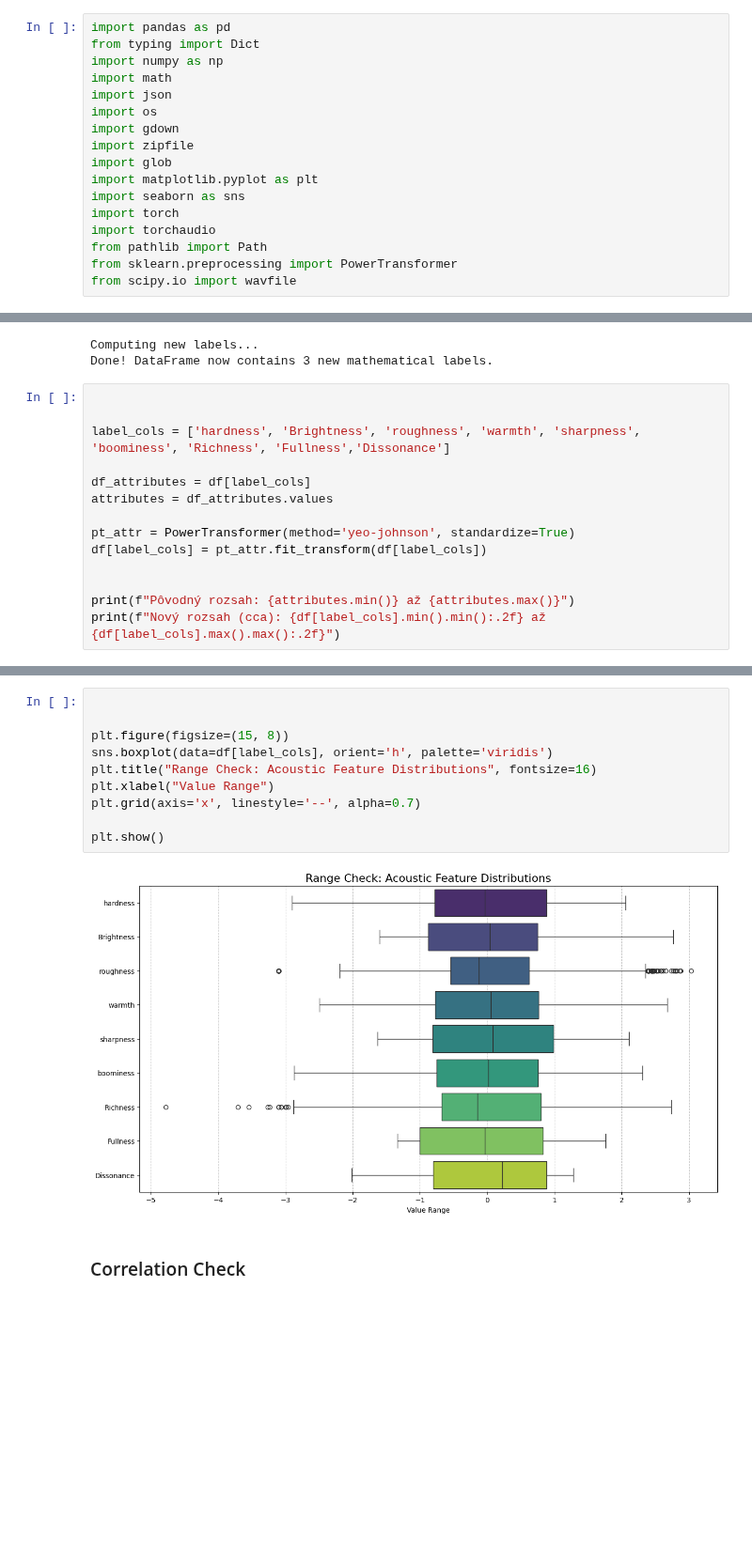
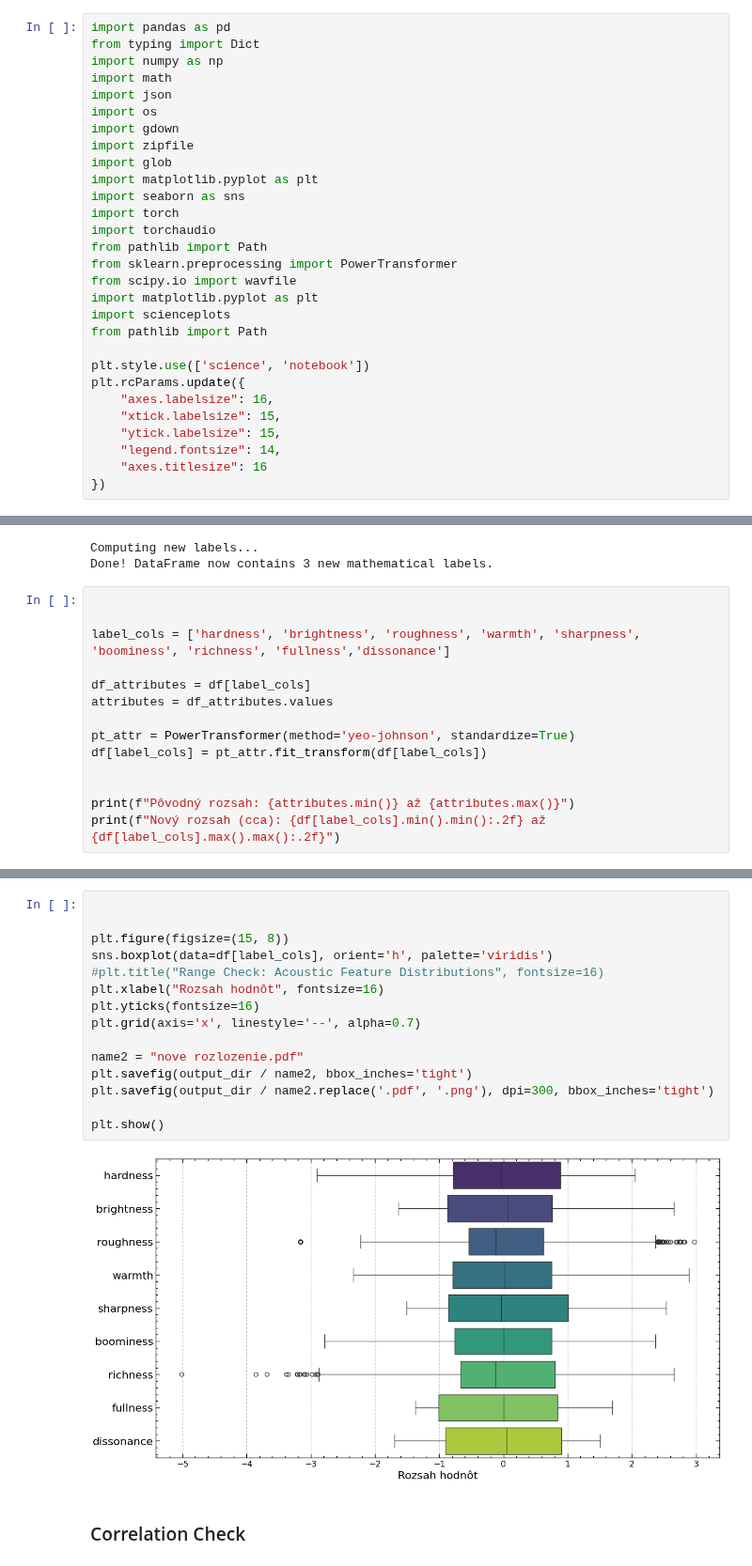
Before and after one commit to kika007/WavetableCVAE_analysis, a Jupyter notebook: json_analysis.ipynb, the cells around one changed output, grey strips where cells are left out. Shown at 94% size. Saved outputs shown, nothing was run; the diff lists cells and outputs as text; blank space fills up the shorter version.

```diff
--- a/json_analysis.ipynb
+++ b/json_analysis.ipynb
@@ -21,6 +21,18 @@ import torchaudio
 from pathlib import Path
 from sklearn.preprocessing import PowerTransformer
 from scipy.io import wavfile
+import matplotlib.pyplot as plt
+import scienceplots
+from pathlib import Path
+
+plt.style.use(['science', 'notebook'])
+plt.rcParams.update({
+    "axes.labelsize": 16,
+    "xtick.labelsize": 15,
+    "ytick.labelsize": 15,
+    "legend.fontsize": 14,
+    "axes.titlesize": 16
+})
 # %% [markdown]
 ### Download dataset
 # %%
@@ -636,7 +762,7 @@ Done! DataFrame now contains 3 new mathematical labels.
 # %%
 
 
-label_cols = ['hardness', 'Brightness', 'roughness', 'warmth', 'sharpness', 'boominess', 'Richness', 'Fullness','Dissonance']
+label_cols = ['hardness', 'brightness', 'roughness', 'warmth', 'sharpness', 'boominess', 'richness', 'fullness','dissonance']
 
 df_attributes = df[label_cols]
 attributes = df_attributes.values
@@ -653,15 +779,20 @@ Nový rozsah (cca): -4.78 až 3.03
 # %%
 
 
 plt.figure(figsize=(15, 8))
 sns.boxplot(data=df[label_cols], orient='h', palette='viridis')
-plt.title("Range Check: Acoustic Feature Distributions", fontsize=16)
-plt.xlabel("Value Range")
+#plt.title("Range Check: Acoustic Feature Distributions", fontsize=16)
+plt.xlabel("Rozsah hodnôt", fontsize=16)
+plt.yticks(fontsize=16)
 plt.grid(axis='x', linestyle='--', alpha=0.7)
 
+name2 = "nove rozlozenie.pdf"
+plt.savefig(output_dir / name2, bbox_inches='tight')
+plt.savefig(output_dir / name2.replace('.pdf', '.png'), dpi=300, bbox_inches='tight')
+
 plt.show()
 # %% [output]
-[figure, old version]
+[figure, new version]
 # %% [markdown]
 ### Correlation Check
 # %%
```
Also changed, not shown: parts of 14 cells of this notebook, 2 other files.
